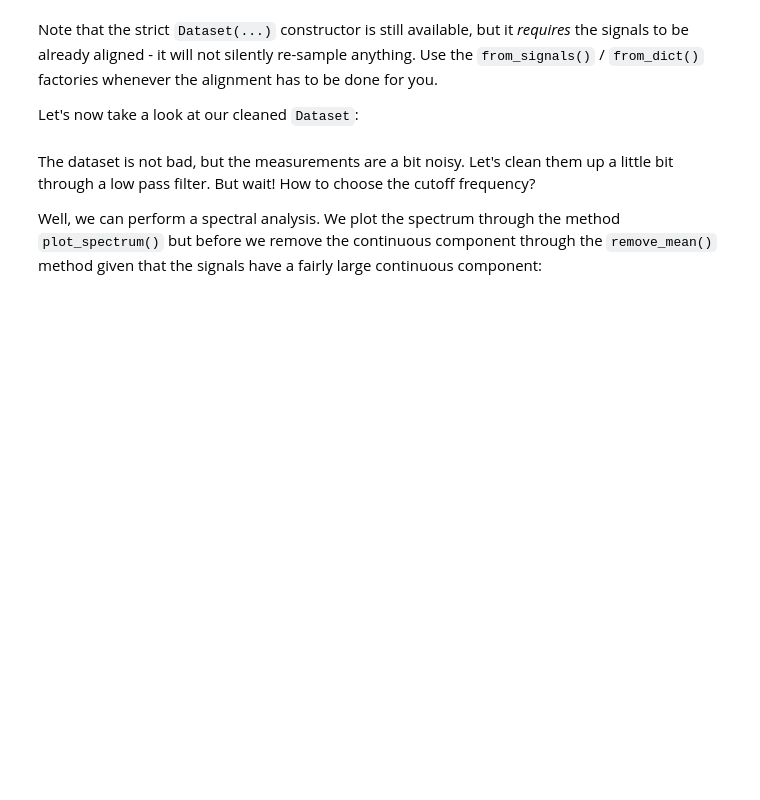
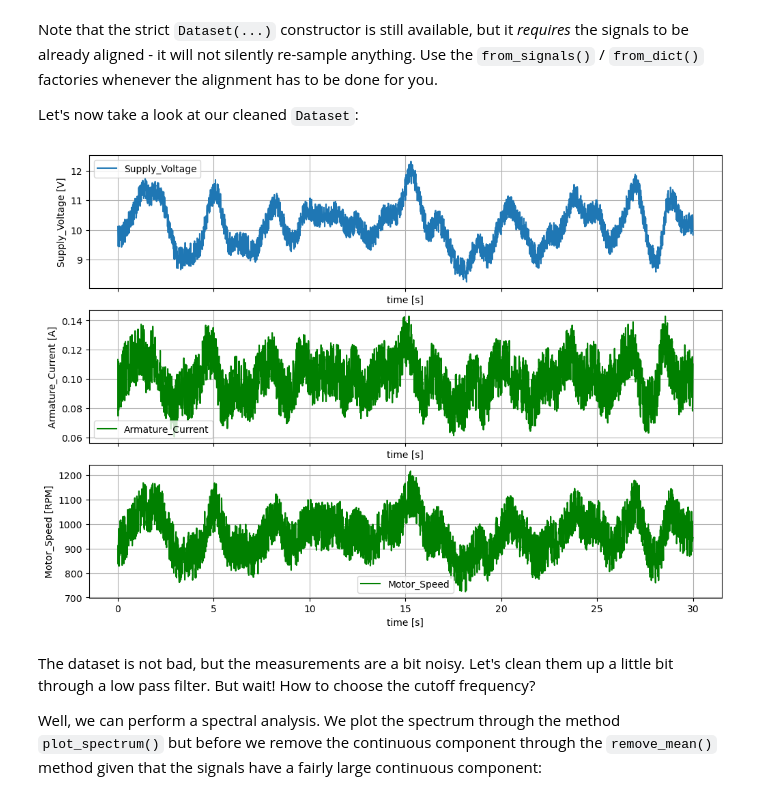
Before and after one commit to ubaldot/dymoval, a Jupyter notebook: src/dymoval_tutorial/dymoval_tutorial.ipynb, the cells around one changed output. Saved outputs shown, nothing was run; the diff lists cells and outputs as text; code cells hidden in the pictures; blank space fills up the shorter version.

```diff
--- a/src/dymoval_tutorial/dymoval_tutorial.ipynb
+++ b/src/dymoval_tutorial/dymoval_tutorial.ipynb
@@ -162,7 +164,8 @@ alignment has to be done for you.
 Let's now take a look at our cleaned `Dataset`:
 # %%
 fig = ds.plot(with_scope=False)
-display(fig)
+# %% [output]
+[figure, added]
 # %% [markdown]
 The dataset is not bad, but the measurements are a bit noisy. Let's clean them up a little bit through a low pass filter. But wait! How to choose the cutoff frequency?
 
```
Also changed, not shown: parts of 30 cells of this notebook.
